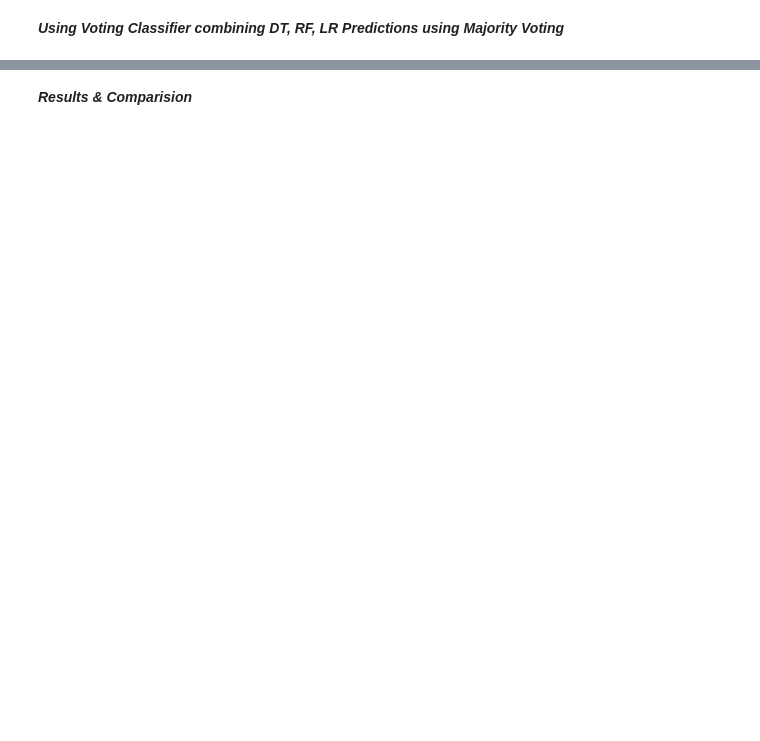
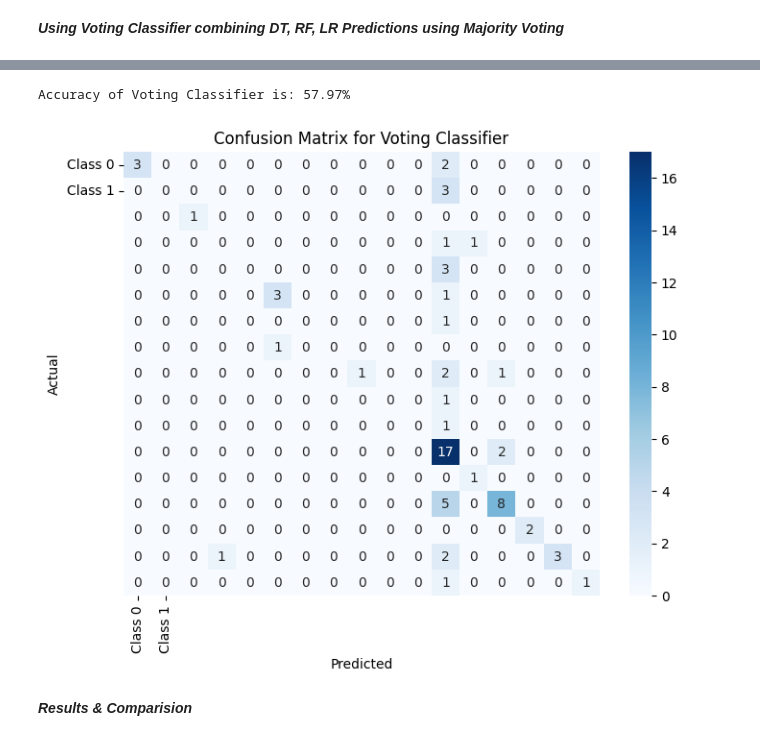
Before and after one commit to Jaweria-Asif/Automated-News-Categorization-Using-Data-Science-Techniques, a Jupyter notebook: Data_Science_Project.ipynb, the cells around one changed output, grey strips where cells are left out. Cells and saved outputs as stored; diff of their text form; code cells hidden in the pictures; blank space fills up the shorter version.

```diff
--- a/Data_Science_Project.ipynb
+++ b/Data_Science_Project.ipynb
@@ -528,3 +528,50 @@ Accuracy of Voting Classifier is: 47.83%
+# %%
+import matplotlib.pyplot as plt
+import seaborn as sns
+from sklearn.metrics import accuracy_score, confusion_matrix
+from sklearn.ensemble import VotingClassifier
+from sklearn.linear_model import LogisticRegression
+from sklearn.ensemble import RandomForestClassifier
+from sklearn.tree import DecisionTreeClassifier
+
+# Assuming tfidf_train, y_train, tfidf_val, y_test are already defined
+
+# Define the models for the voting classifier
+LogReg = LogisticRegression(max_iter=1000)  # Add your Logistic Regression model parameters
+rf_classifier = RandomForestClassifier(n_estimators=100)  # Random Forest model
+dt_classifier = DecisionTreeClassifier()  # Decision Tree model
+
+# Define the voting classifier
+voting_clf = VotingClassifier(estimators=[('Logistic Regression', LogReg),
+                                          ('Random Forest', rf_classifier),
+                                          ('Decision Tree', dt_classifier)], voting='soft')
+
+# Fit the voting classifier on the training data
+voting_clf.fit(tfidf_train, y_train)
+
+# Predict using the trained voting classifier
+Pred_Voting = voting_clf.predict(tfidf_val)
+
+# Calculate the accuracy of the voting classifier
+Accuracy_Voting = accuracy_score(y_test, Pred_Voting)
+Accuracy_Voting = round(Accuracy_Voting * 100, 2)
+
+# Print the accuracy of the voting classifier
+print(f'Accuracy of Voting Classifier is: {Accuracy_Voting}%')
+
+# Generate the confusion matrix
+conf_matrix = confusion_matrix(y_test, Pred_Voting)
+
+# Plot the confusion matrix using seaborn
+plt.figure(figsize=(8, 6))
+sns.heatmap(conf_matrix, annot=True, fmt='d', cmap='Blues', xticklabels=['Class 0', 'Class 1'], yticklabels=['Class 0', 'Class 1'])
+plt.title('Confusion Matrix for Voting Classifier')
+plt.xlabel('Predicted')
+plt.ylabel('Actual')
+plt.show()
+# %% [output]
+Accuracy of Voting Classifier is: 57.97%
+[figure, added]
 # %% [markdown]
 ***Results & Comparision***
 # %%
```
Also changed, not shown: parts of 25 cells of this notebook.
